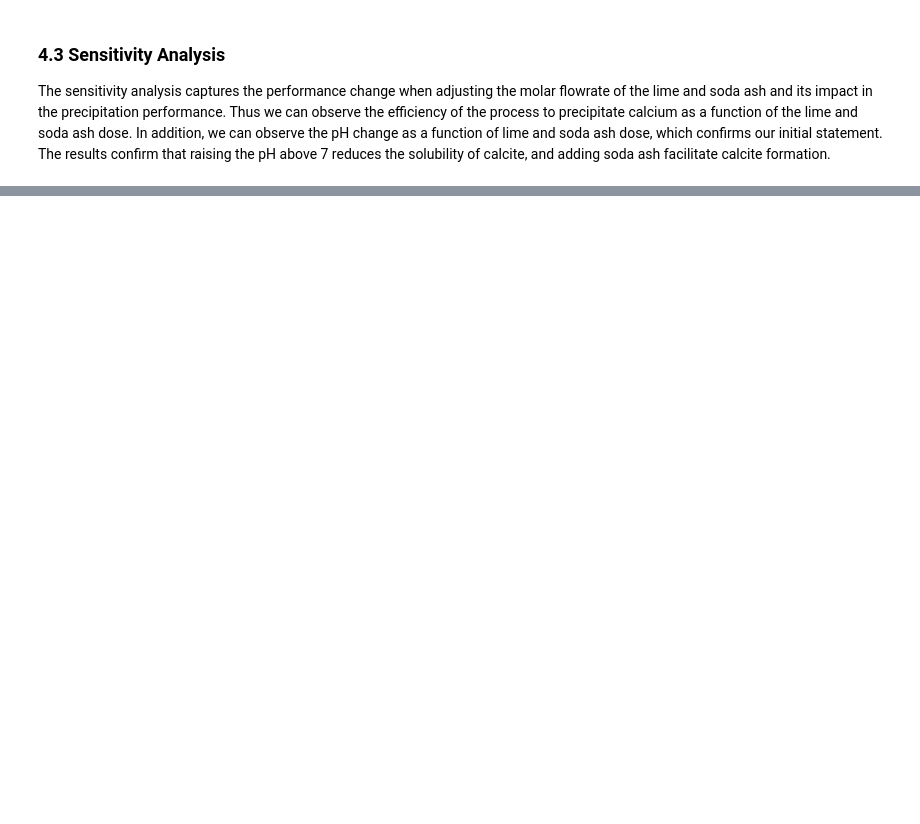
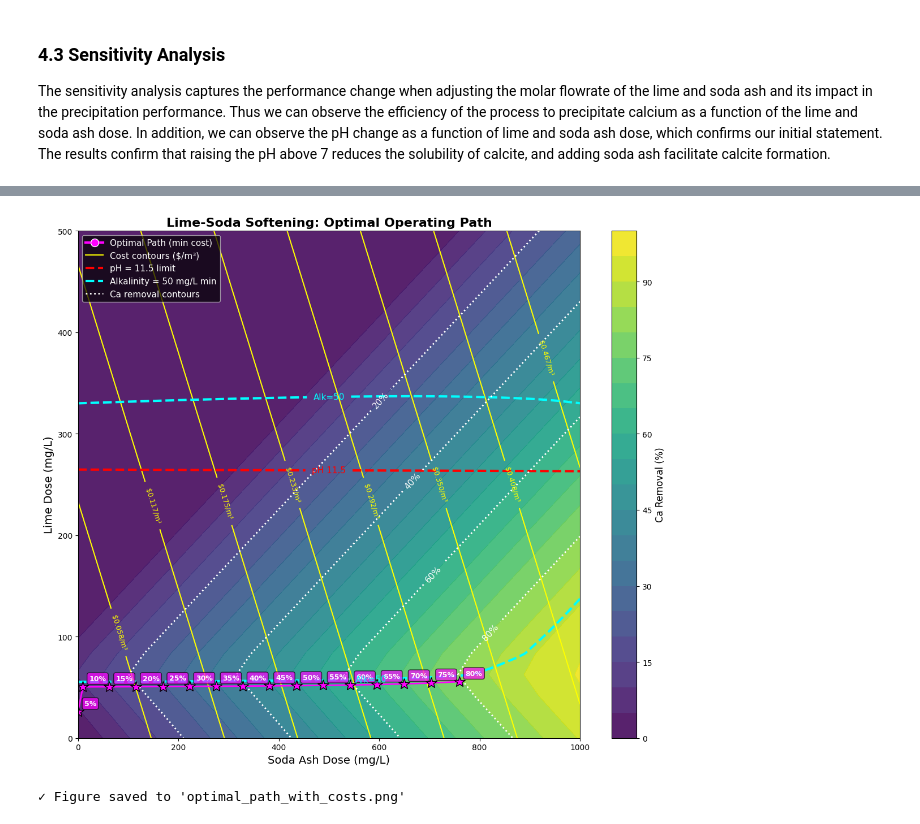
Before and after one commit to sufikaur/myfork-watertap_academy_fall_2025, a Jupyter notebook: week8/Detail_Chemistry_Model_Integration_Tutorial.ipynb, the cells around one changed output, grey strips where cells are left out. Saved outputs shown, nothing was run; the diff lists cells and outputs as text; code cells hidden in the pictures; blank space fills up the shorter version.

```diff
--- a/week8/Detail_Chemistry_Model_Integration_Tutorial.ipynb
+++ b/week8/Detail_Chemistry_Model_Integration_Tutorial.ipynb
@@ -633,0 +1131,72 @@ plt.show()
+# %%
+# Combined Operating Region Plot with Optimization Path
+fig, ax = plt.subplots(figsize=(12, 10))
+
+# Base: Ca removal as filled contour
+cf = ax.contourf(SODA, LIME, ca_removal_grid, levels=20, cmap='viridis', alpha=0.9)
+cbar = plt.colorbar(cf, ax=ax)
+cbar.set_label('Ca Removal (%)', fontsize=12)
+
+# Overlay: Cost contours
+cost_levels = np.linspace(cost_grid[~np.isnan(cost_grid)].min(),
+                          cost_grid[~np.isnan(cost_grid)].max(), 10)
+cs_cost = ax.contour(SODA, LIME, cost_grid, levels=cost_levels,
+                      colors='yellow', linewidths=1.5, linestyles='-')
+ax.clabel(cs_cost, inline=True, fontsize=9, fmt='$%.3f/m³')
+
+# Overlay: pH limit (e.g., pH = 11.5)
+cs_ph = ax.contour(SODA, LIME, pH_grid, levels=[11.5],
+                    colors='red', linewidths=3, linestyles='--')
+ax.clabel(cs_ph, inline=True, fontsize=11, fmt='pH 11.5')
+
+# Overlay: Minimum alkalinity (e.g., 50 mg/L)
+cs_alk = ax.contour(SODA, LIME, alkalinity_grid, levels=[50],
+                     colors='cyan', linewidths=3, linestyles='--')
+ax.clabel(cs_alk, inline=True, fontsize=11, fmt='Alk=50')
+
+# Overlay: Target removal contours
+cs_removal = ax.contour(SODA, LIME, ca_removal_grid, levels=[20, 40, 60, 80],
+                         colors='white', linewidths=2, linestyles=':')
+ax.clabel(cs_removal, inline=True, fontsize=11, fmt='%.0f%%')
+
+# Overlay: Optimization path from WaterTAP results
+# ax.plot(soda_doses, lime_doses, 'o-', color='magenta', markersize=10,
+#         linewidth=3, markeredgecolor='white', markeredgewidth=2,
+#         label='Optimal Path (min cost)')
+ax.plot(soda_doses, lime_doses, '*-', color='magenta', markersize=15,
+        linewidth=2, markeredgecolor='black', markeredgewidth=1,
+        label='Optimal Path (min cost)')
+
+# Label points with target removal
+for i, target in enumerate(targets):
+    ax.annotate(f'{target}%',
+                (soda_doses[i], lime_doses[i]),
+                fontsize=9, color='white', fontweight='bold',
+                xytext=(8, 8), textcoords='offset points',
+                bbox=dict(boxstyle='round,pad=0.3', facecolor='magenta', alpha=0.7))
+
+ax.set_xlabel('Soda Ash Dose (mg/L)', fontsize=14)
+ax.set_ylabel('Lime Dose (mg/L)', fontsize=14)
+ax.set_title('Lime-Soda Softening: Optimal Operating Path', fontsize=16, fontweight='bold')
+
+# Add legend
+from matplotlib.lines import Line2D
+legend_elements = [
+    Line2D([0], [0], color='magenta', linewidth=3, marker='o', markersize=10,
+           markeredgecolor='white', label='Optimal Path (min cost)'),
+    Line2D([0], [0], color='yellow', linewidth=1.5, label='Cost contours ($/m³)'),
+    Line2D([0], [0], color='red', linewidth=3, linestyle='--', label='pH = 11.5 limit'),
+    Line2D([0], [0], color='cyan', linewidth=3, linestyle='--', label='Alkalinity = 50 mg/L min'),
+    Line2D([0], [0], color='white', linewidth=2, linestyle=':', label='Ca removal contours'),
+]
+ax.legend(handles=legend_elements, loc='upper left', fontsize=11,
+          facecolor='black', framealpha=0.7, labelcolor='white')
+
+plt.tight_layout()
+plt.savefig('optimal_path_with_costs.png', dpi=150, bbox_inches='tight')
+plt.show()
+
+print("\n✓ Figure saved to 'optimal_path_with_costs.png'")
+# %% [output]
+[figure, added]
+✓ Figure saved to 'optimal_path_with_costs.png'
```
Also changed, not shown: parts of 24 cells of this notebook.
